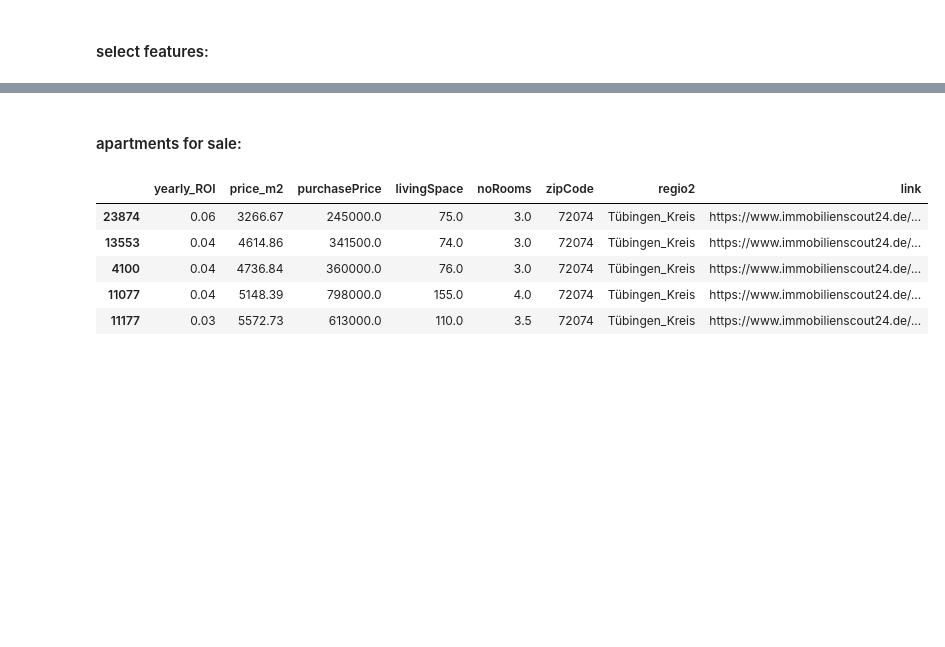
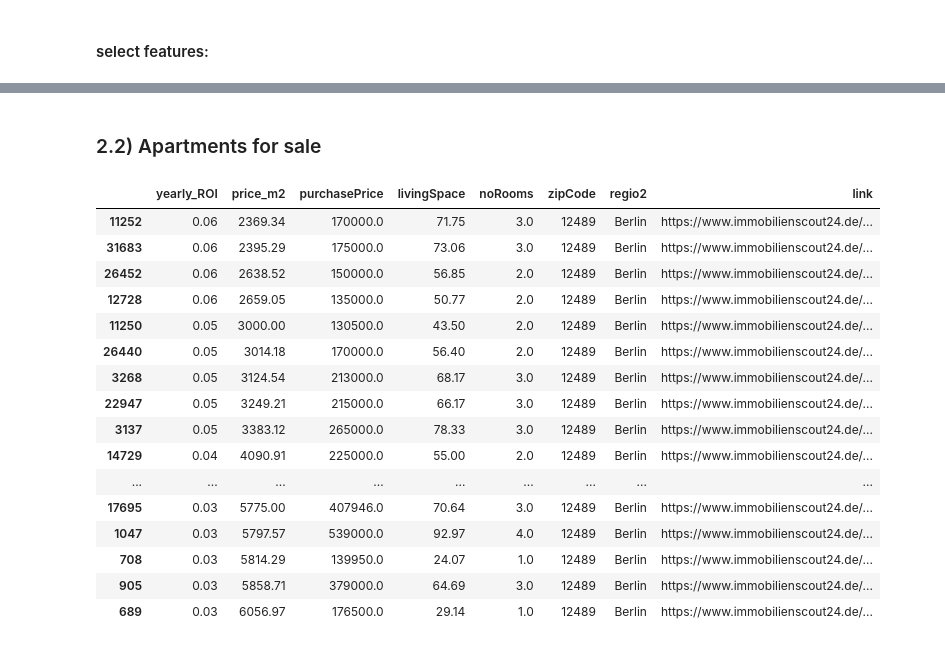
Before and after one commit to maxtue/ApartmentListings, a Jupyter notebook: data_analysis/combined.ipynb, the cells around one changed output, grey strips where cells are left out. Saved outputs shown, nothing was run; the diff lists cells and outputs as text; code cells hidden in the pictures; blank space fills up the shorter version.

```diff
--- a/data_analysis/combined.ipynb
+++ b/data_analysis/combined.ipynb
@@ -204,18 +213,29 @@ rent_select_df[rent_filt].sort_values("rent_m2").head(20)
 [interactive output not drawn]
 # %% [markdown]
-#### apartments for sale:
+### 2.2) Apartments for sale
 # %%
 sale_filt_col = "zipCode"
-sale_filt_arg = [72074]
-sale_filt_ord = "yearly_ROI"
+sale_filt_arg = [12489]
+sale_ord = "yearly_ROI"
 
 sale_filt = sale_select_df[sale_filt_col].isin(sale_filt_arg)
-sale_select_df[sale_filt].sort_values("yearly_ROI", ascending=False).head(50)
+sale_select_df[sale_filt].sort_values(sale_ord, ascending=False).head(50)
 # %% [output]
 |  | yearly_ROI | price_m2 | purchasePrice | livingSpace | noRooms | zipCode | regio2 | link |
-| 23874 | 0.06 | 3266.67 | 245000.0 | 75.0 | 3.0 | 72074 | Tübingen_Kreis | https://www.immobilienscout24.de/... |
-| 13553 | 0.04 | 4614.86 | 341500.0 | 74.0 | 3.0 | 72074 | Tübingen_Kreis | https://www.immobilienscout24.de/... |
-| 4100 | 0.04 | 4736.84 | 360000.0 | 76.0 | 3.0 | 72074 | Tübingen_Kreis | https://www.immobilienscout24.de/... |
-| 11077 | 0.04 | 5148.39 | 798000.0 | 155.0 | 4.0 | 72074 | Tübingen_Kreis | https://www.immobilienscout24.de/... |
-| 11177 | 0.03 | 5572.73 | 613000.0 | 110.0 | 3.5 | 72074 | Tübingen_Kreis | https://www.immobilienscout24.de/... |
+| 11252 | 0.06 | 2369.34 | 170000.0 | 71.75 | 3.0 | 12489 | Berlin | https://www.immobilienscout24.de/... |
+| 31683 | 0.06 | 2395.29 | 175000.0 | 73.06 | 3.0 | 12489 | Berlin | https://www.immobilienscout24.de/... |
+| 26452 | 0.06 | 2638.52 | 150000.0 | 56.85 | 2.0 | 12489 | Berlin | https://www.immobilienscout24.de/... |
+| 12728 | 0.06 | 2659.05 | 135000.0 | 50.77 | 2.0 | 12489 | Berlin | https://www.immobilienscout24.de/... |
+| 11250 | 0.05 | 3000.00 | 130500.0 | 43.50 | 2.0 | 12489 | Berlin | https://www.immobilienscout24.de/... |
+| 26440 | 0.05 | 3014.18 | 170000.0 | 56.40 | 2.0 | 12489 | Berlin | https://www.immobilienscout24.de/... |
+| 3268 | 0.05 | 3124.54 | 213000.0 | 68.17 | 3.0 | 12489 | Berlin | https://www.immobilienscout24.de/... |
+| 22947 | 0.05 | 3249.21 | 215000.0 | 66.17 | 3.0 | 12489 | Berlin | https://www.immobilienscout24.de/... |
+| 3137 | 0.05 | 3383.12 | 265000.0 | 78.33 | 3.0 | 12489 | Berlin | https://www.immobilienscout24.de/... |
+| 14729 | 0.04 | 4090.91 | 225000.0 | 55.00 | 2.0 | 12489 | Berlin | https://www.immobilienscout24.de/... |
+| ... | ... | ... | ... | ... | ... | ... | ... | ... |
+| 17695 | 0.03 | 5775.00 | 407946.0 | 70.64 | 3.0 | 12489 | Berlin | https://www.immobilienscout24.de/... |
+| 1047 | 0.03 | 5797.57 | 539000.0 | 92.97 | 4.0 | 12489 | Berlin | https://www.immobilienscout24.de/... |
+| 708 | 0.03 | 5814.29 | 139950.0 | 24.07 | 1.0 | 12489 | Berlin | https://www.immobilienscout24.de/... |
+| 905 | 0.03 | 5858.71 | 379000.0 | 64.69 | 3.0 | 12489 | Berlin | https://www.immobilienscout24.de/... |
+| 689 | 0.03 | 6056.97 | 176500.0 | 29.14 | 1.0 | 12489 | Berlin | https://www.immobilienscout24.de/... |
 [interactive output not drawn]
```
Also changed, not shown: parts of 13 cells of this notebook, 1 other file.
